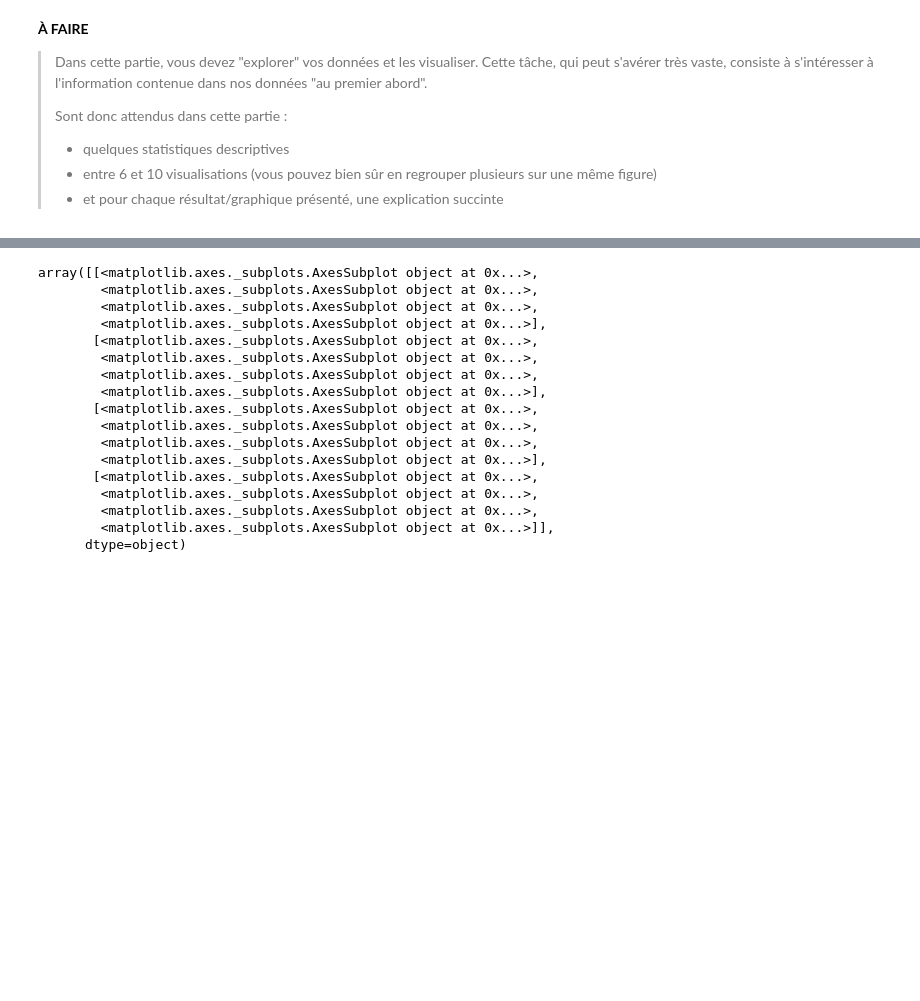
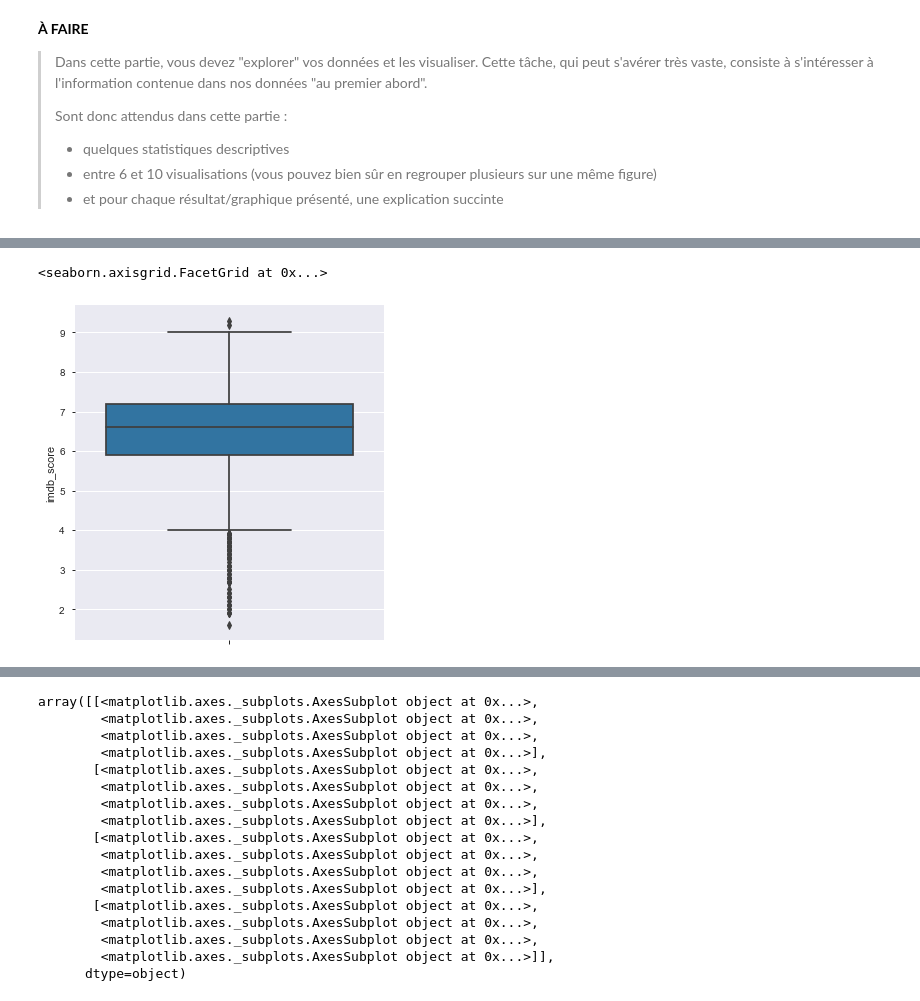
Before and after one commit to DROMZEE/imdb_5000_Movie_Dataset, a Jupyter notebook: imdb_5000_Movie_Dataset.ipynb, the cells around one changed output, grey strips where cells are left out. Cells and saved outputs as stored; diff of their text form; code cells hidden in the pictures; blank space fills up the shorter version.

```diff
--- a/imdb_5000_Movie_Dataset.ipynb
+++ b/imdb_5000_Movie_Dataset.ipynb
@@ -290,0 +357,5 @@ msno.heatmap(data)
+# %%
+sns.factorplot(y='imdb_score',kind='box',data=data)
+# %% [output]
+<seaborn.axisgrid.FacetGrid at 0x...>
+[figure, added]
```
Also changed, not shown: parts of 76 cells of this notebook, 3 other files.
